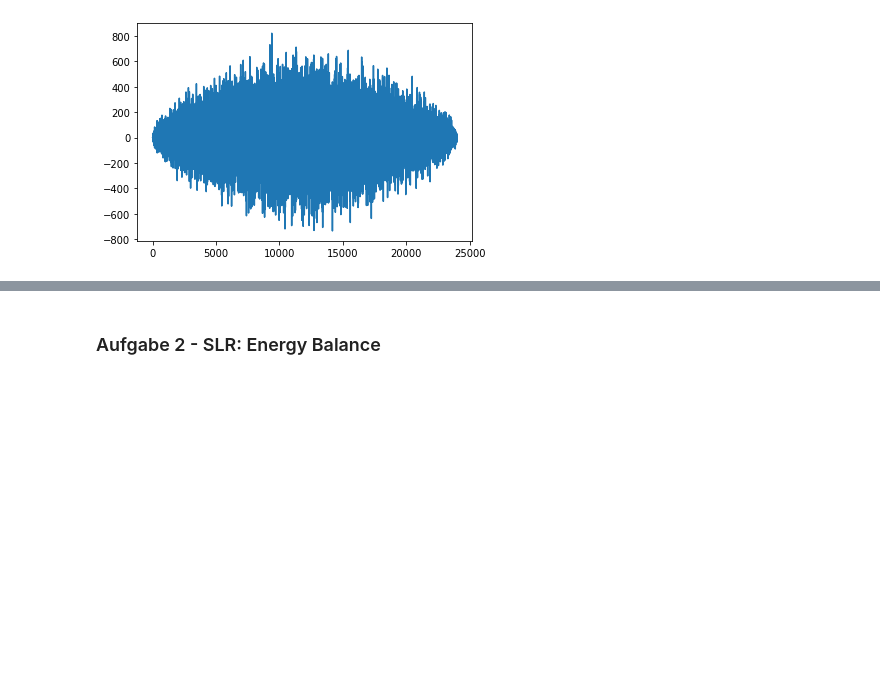
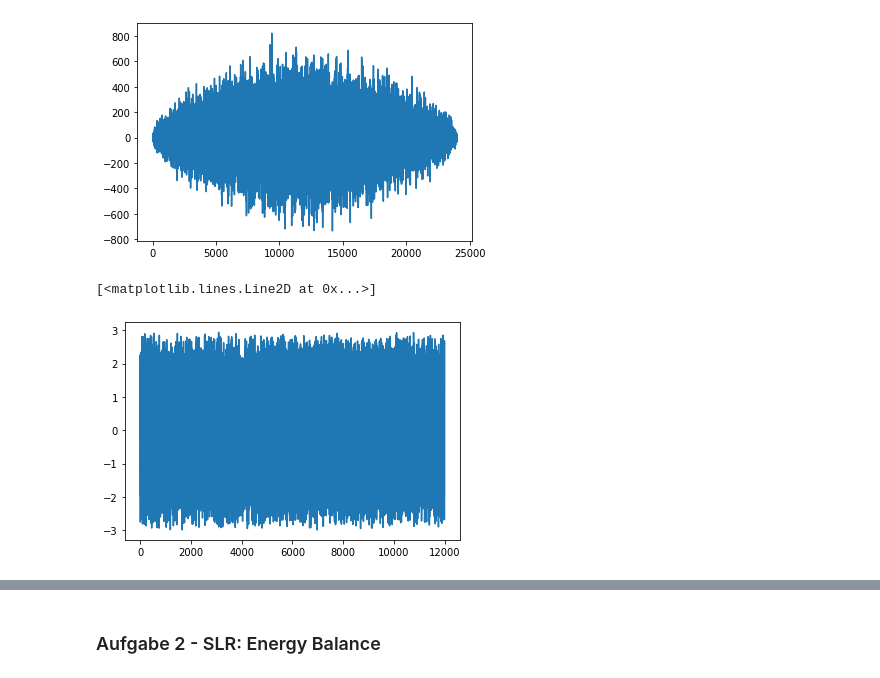
Before and after one commit to x-meienberg/msc-studies-aero, a Jupyter notebook: Satelite Geodesy/Exercise 2/Satelitengeodaesie_UE2_XM.ipynb, the cells around one changed output, grey strips where cells are left out. Drawn from its saved outputs; the diff is of its cells as text; code cells hidden in the pictures; blank space fills up the shorter version.

```diff
--- a/Satelite Geodesy/Exercise 2/Satelitengeodaesie_UE2_XM.ipynb
+++ b/Satelite Geodesy/Exercise 2/Satelitengeodaesie_UE2_XM.ipynb
@@ -90,3 +190,8 @@ plt.plot(correlation_3)
 # %% [output]
 [<matplotlib.lines.Line2D at 0x...>]
 [figure]
+# %%
+plt.plot(a_3)
+# %% [output]
+[<matplotlib.lines.Line2D at 0x...>]
+[figure, added]
```
Also changed, not shown: parts of 21 cells of this notebook.
